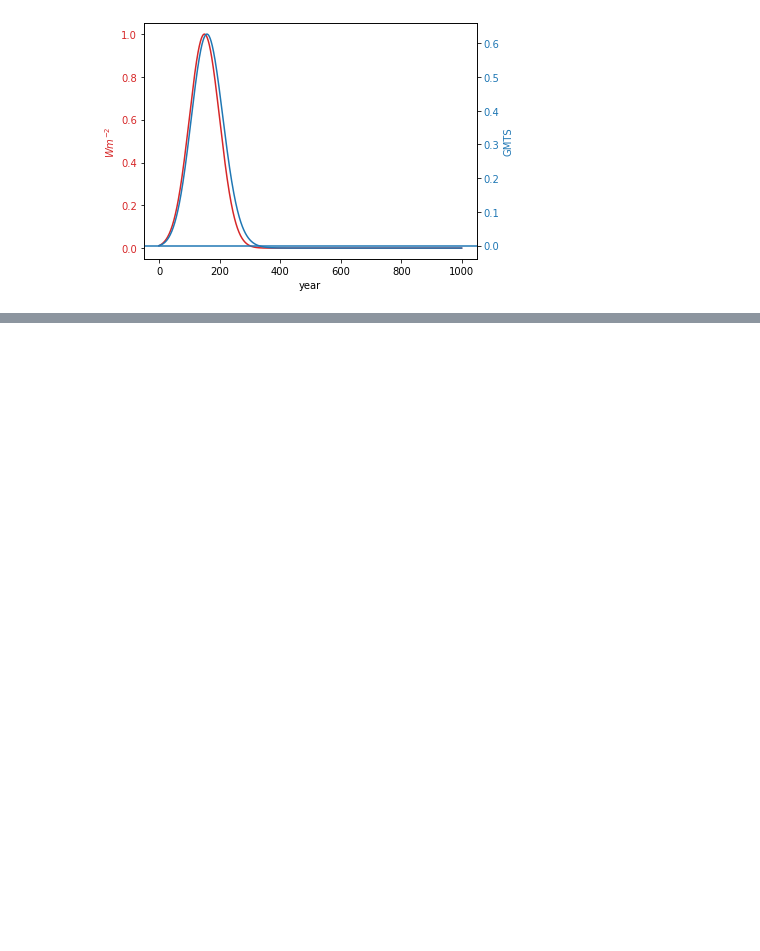
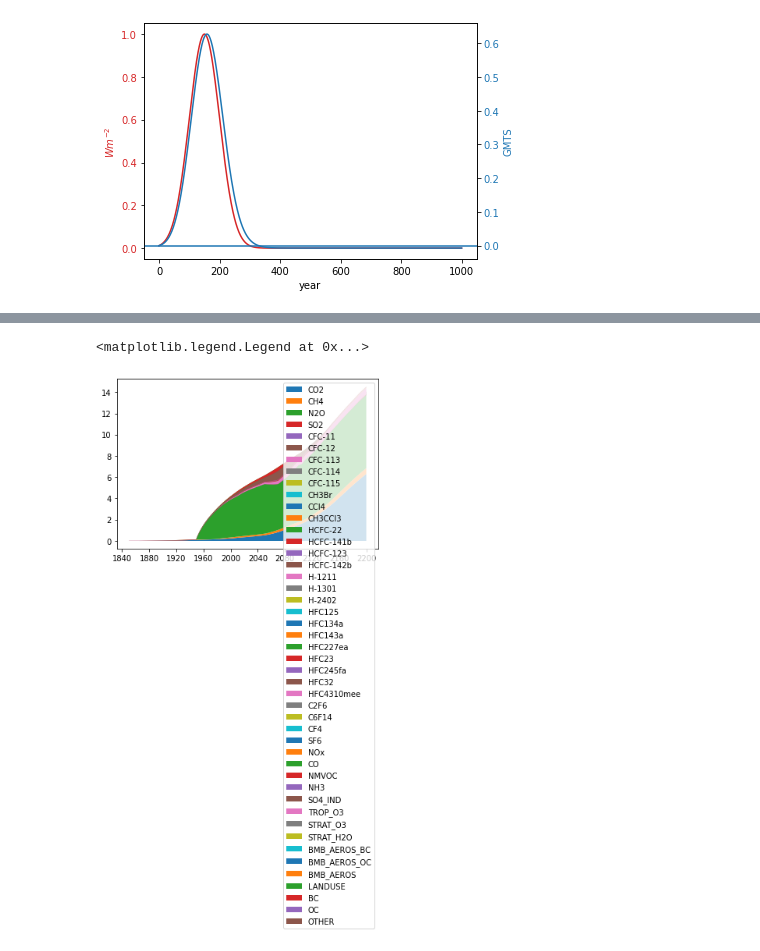
Before and after one commit to benmsanderson/METEOR, a Jupyter notebook: notebooks/METEOR_multi_model_pattern_example.ipynb, the cells around one changed output, grey strips where cells are left out. Cells and saved outputs as stored; diff of their text form; code cells hidden in the pictures; blank space fills up the shorter version.

```diff
--- a/notebooks/METEOR_multi_model_pattern_example.ipynb
+++ b/notebooks/METEOR_multi_model_pattern_example.ipynb
@@ -185,0 +182,6 @@ plt.show()
+# %%
+plt.stackplot(patterns[comp]['time'],fcgarr[:-1,:],labels=lbl[:-1])
+plt.legend()
+# %% [output]
+<matplotlib.legend.Legend at 0x...>
+[figure, added]
```
Also changed, not shown: parts of 19 cells of this notebook, 3 other files.
